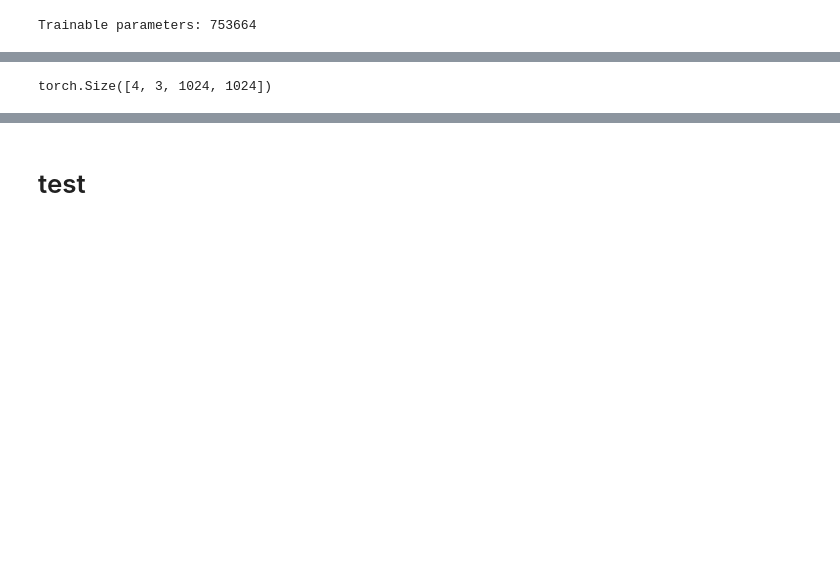
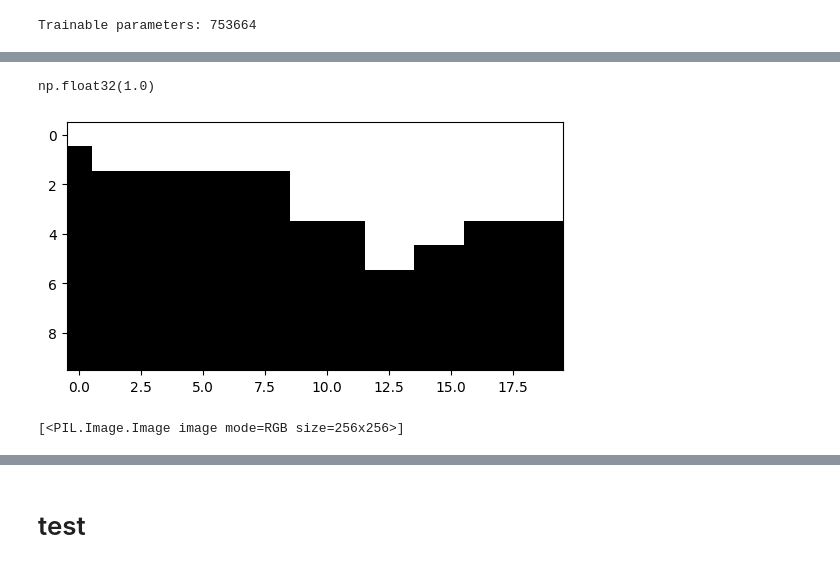
Before and after one commit to tedotechnologies/seismic_segmentation, a Jupyter notebook: notebooks/_train_sam.ipynb, the cells around one changed output, grey strips where cells are left out. Drawn from its saved outputs; the diff is of its cells as text; code cells hidden in the pictures; blank space fills up the shorter version.

```diff
--- a/notebooks/_train_sam.ipynb
+++ b/notebooks/_train_sam.ipynb
@@ -110,10 +99,32 @@ def custom_collate(batch):
         "label": [item[2] for item in batch]
     }
 # %%
+data_cfg = train_config["data"]
+
+dataset = SegmentationDataset({
+    "type": data_cfg.get("type", "2D"),
+    "seismic_dir": data_cfg["seismic_dir"],
+    "label_dir": data_cfg["label_dir"],
+    "shape": data_cfg["shape"],
+    "mask_dtype": data_cfg.get("mask_dtype", 0),
+    "use_pil": True
+})
+
 train_size = int(0.8 * len(dataset))
 val_size = len(dataset) - train_size
-
 train_dataset, val_dataset = random_split(dataset, [train_size, val_size])
 
-train_loader = DataLoader(train_dataset, batch_size=4, shuffle=True, num_workers=2, collate_fn=custom_collate)
-val_loader = DataLoader(val_dataset, batch_size=4, shuffle=False, num_workers=2, collate_fn=custom_collate)
+train_loader = DataLoader(
+    train_dataset,
+    batch_size=train_config["training"]["batch_size"],
+    shuffle=True,
+    num_workers=train_config["training"]["num_workers"],
+    collate_fn=custom_collate
+)
+val_loader = DataLoader(
+    val_dataset,
+    batch_size=train_config["training"]["batch_size"],
+    shuffle=False,
+    num_workers=train_config["training"]["num_workers"],
+    collate_fn=custom_collate
+)
@@ -171,3 +356,16 @@ array([[1., 1., 1., ..., 0., 0., 0.],
+# %%
+gt_mask[54,5]
+# %% [output]
+np.float32(1.0)
+# %%
+plt.imshow(batch["label"][0][50:60, :20], cmap='gray_r')
+plt.show()
+# %% [output]
+[figure, added]
+# %%
+batch["seismic_img"]
+# %% [output]
+[<PIL.Image.Image image mode=RGB size=256x256>]
 # %%
 labels = torch.stack([torch.tensor(lbl) for lbl in batch["label"]]).to(device)
 
@@ -188,4 +382,0 @@ inputs = {k: v.to(device) for k, v in inputs.items()}
-# %%
-inputs["pixel_values"].shape
-# %% [output]
-torch.Size([4, 3, 1024, 1024])
```
Also changed, not shown: parts of 37 cells of this notebook, 5 other files.
